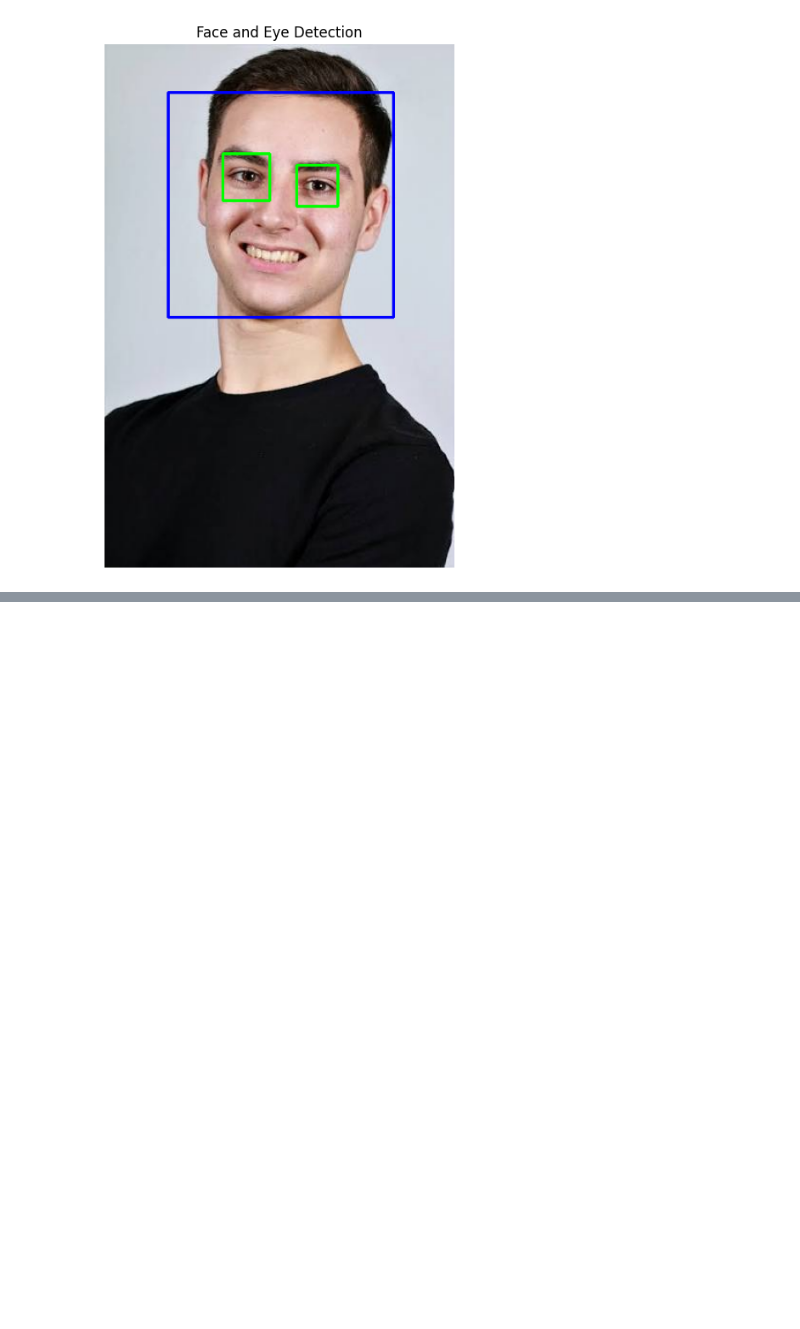
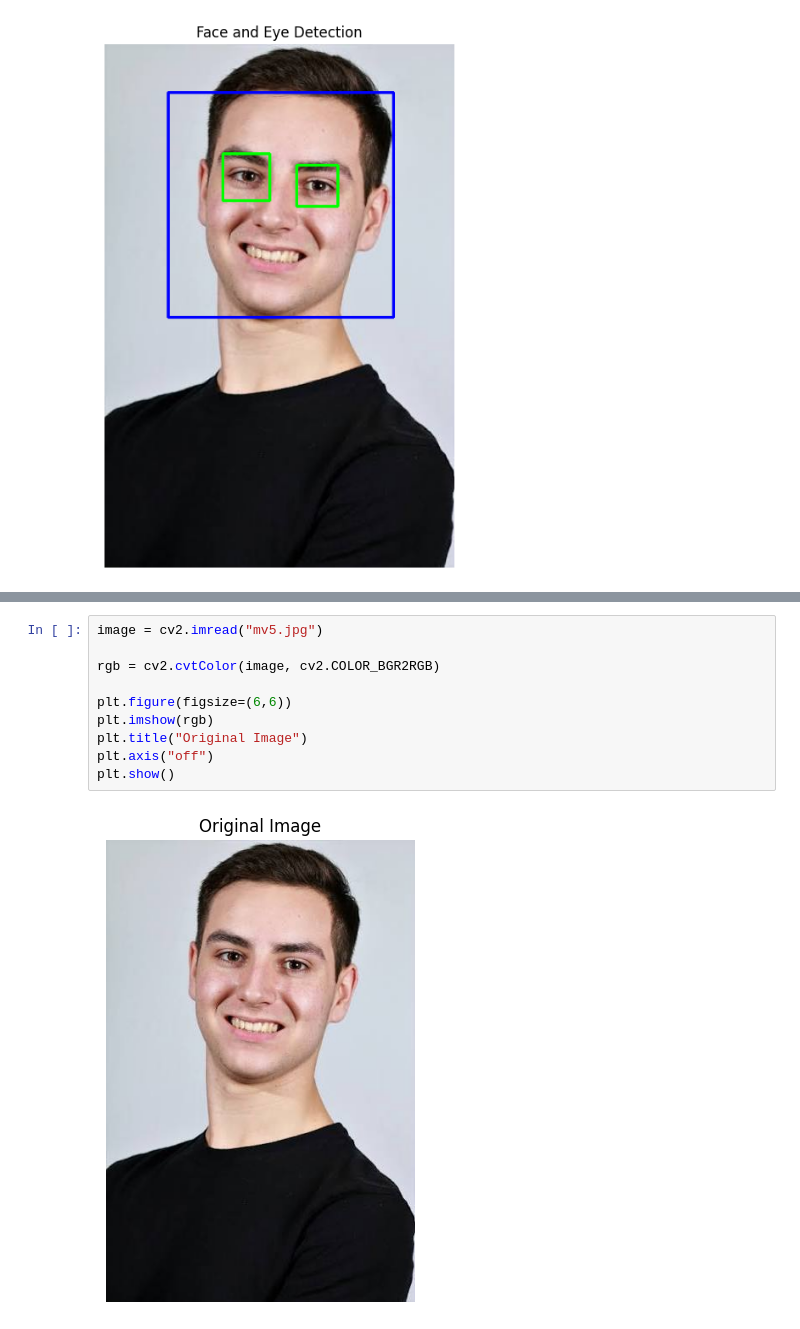
Before and after one commit to GayatriVidhate23/Machine--Vision-Practical, a Jupyter notebook: MV_PRA_05.ipynb, the cells around one changed output, grey strips where cells are left out. Saved outputs shown, nothing was run; the diff lists cells and outputs as text; blank space fills up the shorter version.

```diff
--- a/MV_PRA_05.ipynb
+++ b/MV_PRA_05.ipynb
@@ -82,0 +126,12 @@ plt.show()
+# %%
+image = cv2.imread("mv5.jpg")
+
+rgb = cv2.cvtColor(image, cv2.COLOR_BGR2RGB)
+
+plt.figure(figsize=(6,6))
+plt.imshow(rgb)
+plt.title("Original Image")
+plt.axis("off")
+plt.show()
+# %% [output]
+[figure, added]
```
Also changed, not shown: parts of 10 cells of this notebook.
